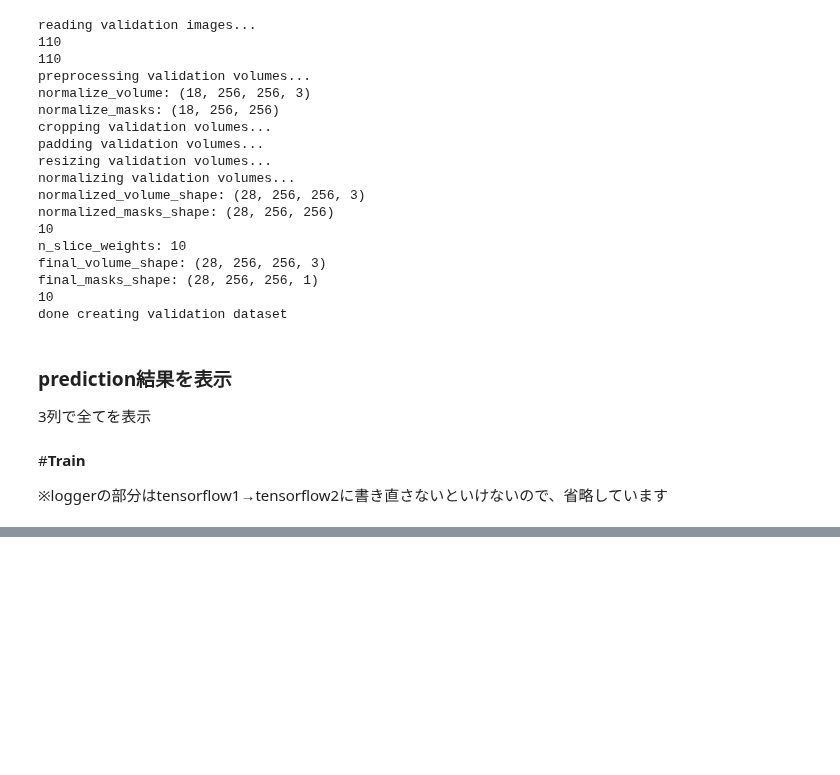
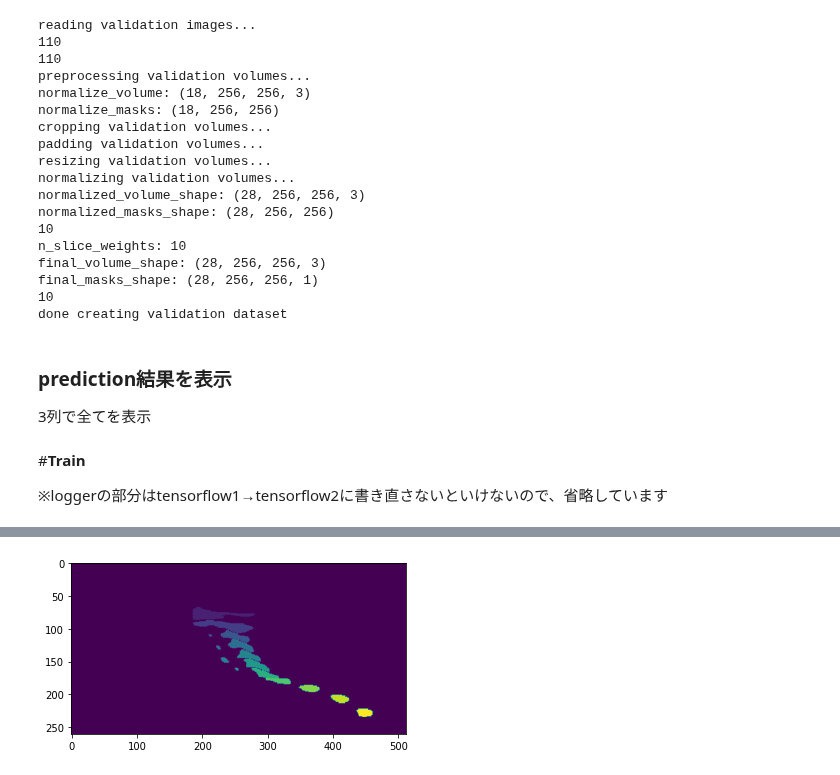
Before and after one commit to ykitaguchi77/Article_implementation, a Jupyter notebook: 3D-UNET_brain_segmentation.ipynb, the cells around one changed output, grey strips where cells are left out. Cells and saved outputs as stored; diff of their text form; code cells hidden in the pictures; blank space fills up the shorter version.

```diff
--- a/3D-UNET_brain_segmentation.ipynb
+++ b/3D-UNET_brain_segmentation.ipynb
@@ -793,0 +925,8 @@ KeyboardInterrupt: ignored
+# %%
+path = root_dir + '/segmentations/1.2.826.0.1.3680043.12833.nii'
+img = nb.load(path)
+print(img)
+
+# Convert to numpy array
+seg = img.get_fdata()[:, ::-1, ::-1].transpose(2, 1, 0)
+seg.shape
@@ -793,0 +952,7 @@ KeyboardInterrupt: ignored
+# %%
+# Plot images
+test = seg[:,:,200]
+plt.imshow(test)
+plt.show()
+# %% [output]
+[figure, added]
```
Also changed, not shown: parts of 18 cells of this notebook.
